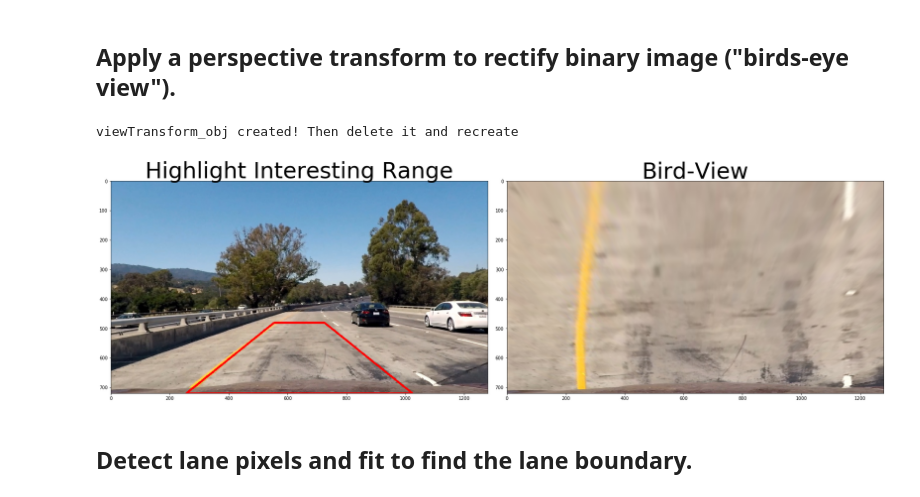
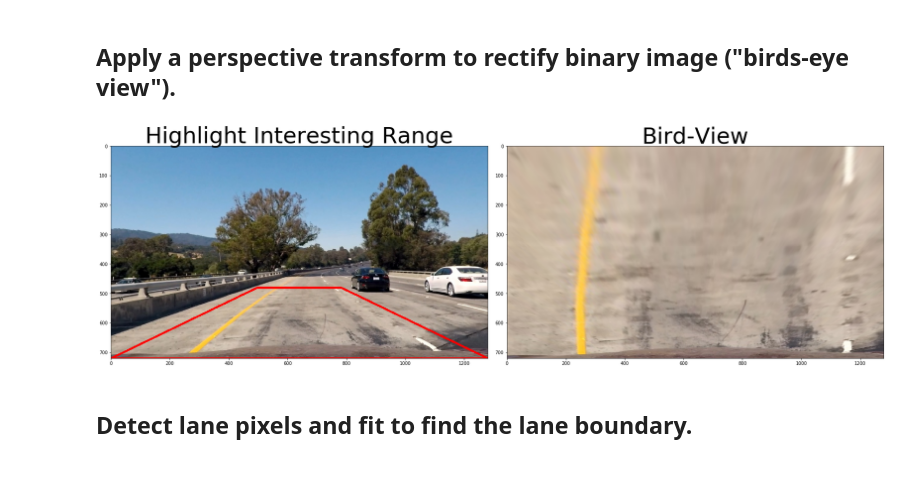
Before and after one commit to Leon-Cao/Second_Project_of_Auto_Drive_udacity, a Jupyter notebook: Advanced_Lane_Finding.ipynb, the cells around one changed output. Drawn from its saved outputs; the diff is of its cells as text; code cells hidden in the pictures.

```diff
--- a/Advanced_Lane_Finding.ipynb
+++ b/Advanced_Lane_Finding.ipynb
@@ -396,19 +379,24 @@ if test_binaryImage_combine_s_absx == True:
 ## Apply a perspective transform to rectify binary image ("birds-eye view").
 # %%
 class ViewTransform():
-    def __init__(self):
+    def __init__(self, arg_camera_obj):
+
+        # Camera_obj
+        self.camera_obj = arg_camera_obj
+
         # variants of draw retangle of interesting range
         self.draw_retangle_color = [255, 0, 0]  # Red
         self.draw_retangle_thickness = 6
 
         # variants of interesting range
-        self.vertices = np.array([[]], dtype=np.int32)
+        self.interesting_vertices = np.array([[]], dtype=np.int32)
         self.center_point = (0, 0)
         self.miniY = 0
 
         # view vartices
         self.eyeview_vertices = np.array([], dtype=np.int32)
         self.topview_vertices = np.array([], dtype=np.int32)
+
     def __del__(self):
         return
 
@@ -443,8 +431,8 @@ class ViewTransform():
         else:
             ignore_mask_color = 255
 
-        #filling pixels inside the polygon defined by "vertices" with the fill color
-        cv2.fillPoly(mask, self.vertices, ignore_mask_color)
+        #filling pixels inside the polygon defined by "interesting_range" with the fill color
+        cv2.fillPoly(mask, self.interesting_vertices, ignore_mask_color)
 
         #returning the image only where mask pixels are nonzero
         masked_image = cv2.bitwise_and(img, mask)
@@ -456,6 +444,11 @@ class ViewTransform():
         miniY must larger than axis-y of center_point
         vertices point order: leftBottom, leftTop, rightTop, rightBottom
         '''
+        if self.miniY == 0:
+            self.set_center_point_f(img)
+            self.set_minimal_y_f(img)
+
+        #print(centerPoint, miniY)
         if self.miniY < self.center_point[1]:
             return False, np.array([[0]], dtype=np.int32)
         imshape = img.shape
@@ -470,7 +463,7 @@ class ViewTransform():
         left_topx = np.int32((self.miniY - leftB)/left_slope)
         right_topx = np.int32((self.miniY - rightB)/right_slope)
         #print(left_topx, right_topx)
-        self.vertices = np.array([[(0,maxY),(left_topx, self.miniY), (right_topx, self.miniY),
+        self.interesting_vertices = np.array([[(0,maxY),(left_topx, self.miniY), (right_topx, self.miniY),
                               (imshape[1], maxY)]], dtype=np.int32)
 
         return True
@@ -484,7 +477,7 @@ class ViewTransform():
         return self.miniY
 
     def cvt_interesting_range_2_topview_retangle_f(self, imshape):
-        vertices_2d = self.vertices[0]
+        vertices_2d = self.interesting_vertices[0]
         #print("2d vertices", vertices_2d)
         topviewBottomLeftX = np.int32((imshape[1]/10)*2)
         topviewBottomRightX = imshape[1] - topviewBottomLeftX
@@ -528,53 +521,53 @@ class ViewTransform():
                                              flags=cv2.INTER_LINEAR)
         return birdview_image
 
-    def test_bird_view_with_interesting_rang_f(self, camera_obj_argv, image_name, drawInterestingRange=False):
+    def cvt_image_interesting_range_2_birdview(self, image_name, drawInterestingRange=False):
+
         testImage = mpimg.imread(image_name)
 
-        undistImage = camera_obj_argv.undistort_image_f(testImage)
+        undistImage = self.camera_obj.undistort_image_f(testImage)
         imageShape = undistImage.shape
-
-        centerPoint = self.set_center_point_f(undistImage)
-        miniY = self.set_minimal_y_f(undistImage)
-        #print(centerPoint, miniY)
 
         ret  = self.set_interesting_range_of_image_f(undistImage)
         if ret == True:
             #print("vertices", vertices)
             masked_edges = self.region_of_interest_f(undistImage)
             #plt.imshow(masked_edges)
         else:
             print("Center point and miniY mismatch")
 
         eyeview_vertices, birdview_vertices = self.cvt_interesting_range_2_topview_retangle_f(
                                                         undistImage.shape)
         #print("eyeviewVertices",eyeviewVertices, "birdViewVertices",birdViewVertices)
 
         birdview_image = self.bird_view_transform_f(undistImage, eyeview_vertices, birdview_vertices)
         #plt.imshow(birdview_image)
 
         if drawInterestingRange == True:
-            undistImage = self.draw_retangle_of_interesting_range_f(undistImage, eyeview_vertices)
+            undistImage = self.draw_retangle_of_interesting_range_f(undistImage, self.interesting_vertices[0])
             #birdViewImage = draw_retangle_of_interesting_range_f(birdViewImage, birdview_vertices)
+        return undistImage, birdview_image
 
-        f, (ax1, ax2) = plt.subplots(1, 2, figsize=(24, 9))
-        f.tight_layout()
-        ax1.imshow(undistImage)
-        ax1.set_title('Highlight Interesting Range', fontsize=50)
-        ax2.imshow(birdview_image)
-        ax2.set_title('Bird-View', fontsize=50)
-        plt.savefig('output_images/bird-eyes-view.jpg')
-        plt.subplots_adjust(left=0., right=1, top=0.9, bottom=0.)
 
 if ('viewTransform_obj' in locals().keys()) == False:
-    viewTransform_obj = ViewTransform()
+    viewTransform_obj = ViewTransform(camera_obj)
 else:
     print("viewTransform_obj created! Then delete it and recreate")
     del viewTransform_obj
-    viewTransform_obj = ViewTransform()
-viewTransform_obj.test_bird_view_with_interesting_rang_f(camera_obj, 'test_images/test1.jpg', True)
+    viewTransform_obj = ViewTransform(camera_obj)
+
+undist_image, birdview_image = viewTransform_obj.cvt_image_interesting_range_2_birdview(
+                                                    'test_images/test1.jpg', True)
+
+f, (ax1, ax2) = plt.subplots(1, 2, figsize=(24, 9))
+f.tight_layout()
+ax1.imshow(undist_image)
+ax1.set_title('Highlight Interesting Range', fontsize=50)
+ax2.imshow(birdview_image)
+ax2.set_title('Bird-View', fontsize=50)
+plt.savefig('output_images/bird-eyes-view.jpg')
+plt.subplots_adjust(left=0., right=1, top=0.9, bottom=0.)
 # %% [output]
-viewTransform_obj created! Then delete it and recreate
-[figure, old version]
+[figure, new version]
 # %% [markdown]
 ## Detect lane pixels and fit to find the lane boundary.
```
Also changed, not shown: parts of 3 cells of this notebook.
